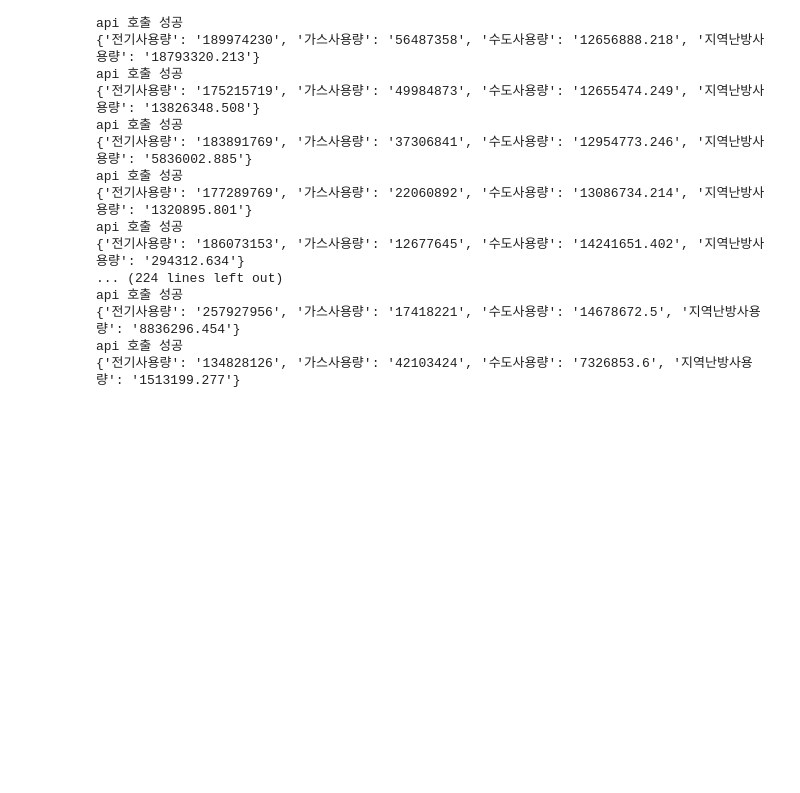
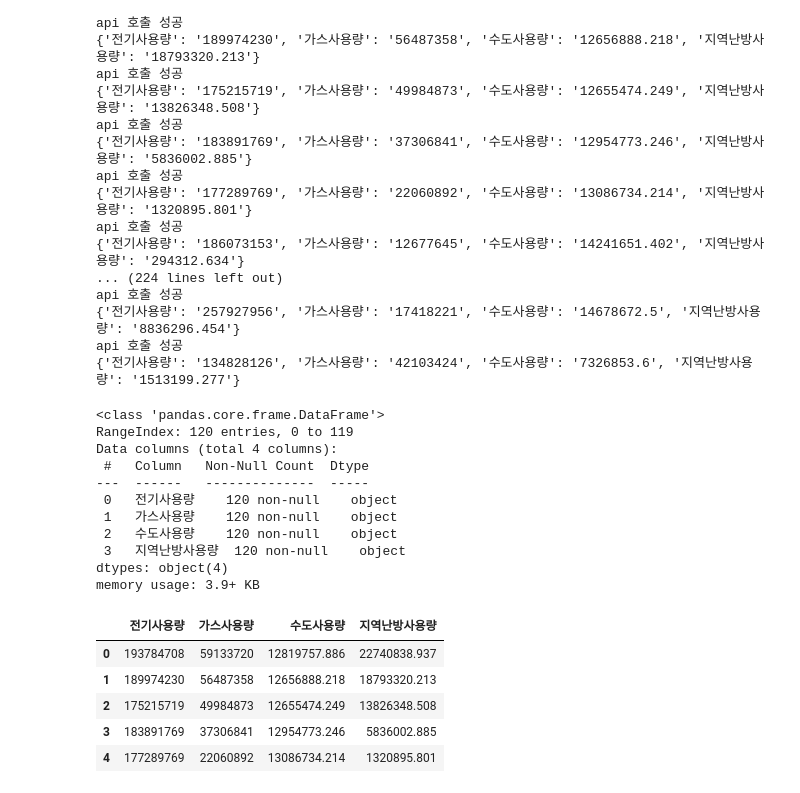
Before and after one commit to Soyeon250/Data-Analysis-with-Open-Source, a Jupyter notebook: 오픈소스_데이터_분석_4강.ipynb, the cells around one changed output. Drawn from its saved outputs; the diff is of its cells as text; code cells hidden in the pictures; blank space fills up the shorter version.

```diff
--- a/오픈소스_데이터_분석_4강.ipynb
+++ b/오픈소스_데이터_분석_4강.ipynb
@@ -483,3 +488,70 @@ api 호출 성공
 {'전기사용량': '257927956', '가스사용량': '17418221', '수도사용량': '14678672.5', '지역난방사용량': '8836296.454'}
 api 호출 성공
 {'전기사용량': '134828126', '가스사용량': '42103424', '수도사용량': '7326853.6', '지역난방사용량': '1513199.277'}
+# %%
+import requests
+import pandas as pd
+
+def get_year_months():
+  year_months = []
+  for year in range(2015, 2024+1):
+    for month in range(1, 12+1):
+      year_months.append(f'{year}{month:02d}')
+  return year_months
+
+result_data = []
+
+api_key = "5a4e4156566c737935305568525850"
+
+for year_month in get_year_months():
+    year = year_month[:4]
+    month = year_month[4:]
+    url = f"http://openapi.seoul.go.kr:8088/{api_key}/json/energyUseDataSummaryInfo/1/1000/{year}/{month}"
+
+    response = requests.get(url)
+
+    if response.status_code == 200:
+        data = response.json()
+
+        if 'energyUseDataSummaryInfo' in data:
+            if 'row' in data['energyUseDataSummaryInfo']:
+              rows = data['energyUseDataSummaryInfo']['row']
+
+            for item in rows:
+              if item.get('MM_TYPE') == '개인':
+
+                  energy_data = {
+                      '전기사용량': item.get('EUS'),
+                      '가스사용량': item.get('GUS'),
+                      '수도사용량': item.get('WUS'),
+                      '지역난방사용량': item.get('HUS')
+                  }
+                  result_data.append(energy_data)
+
+    else:
+        print(f"API 호출 실패: {response.status_code}")
+
+df = pd.DataFrame(result_data)
+
+# DataFrame 기본 정보
+df.info()
+# DataFrame 상위 5개 미리보기
+df.head()
+# %% [output]
+<class 'pandas.core.frame.DataFrame'>
+RangeIndex: 120 entries, 0 to 119
+Data columns (total 4 columns):
+ #   Column   Non-Null Count  Dtype
+---  ------   --------------  -----
+ 0   전기사용량    120 non-null    object
+ 1   가스사용량    120 non-null    object
+ 2   수도사용량    120 non-null    object
+ 3   지역난방사용량  120 non-null    object
+dtypes: object(4)
+memory usage: 3.9+ KB
+|  | 전기사용량 | 가스사용량 | 수도사용량 | 지역난방사용량 |
+| 0 | 193784708 | 59133720 | 12819757.886 | 22740838.937 |
+| 1 | 189974230 | 56487358 | 12656888.218 | 18793320.213 |
+| 2 | 175215719 | 49984873 | 12655474.249 | 13826348.508 |
+| 3 | 183891769 | 37306841 | 12954773.246 | 5836002.885 |
+| 4 | 177289769 | 22060892 | 13086734.214 | 1320895.801 |
```
Also changed, not shown: parts of 8 cells of this notebook.
